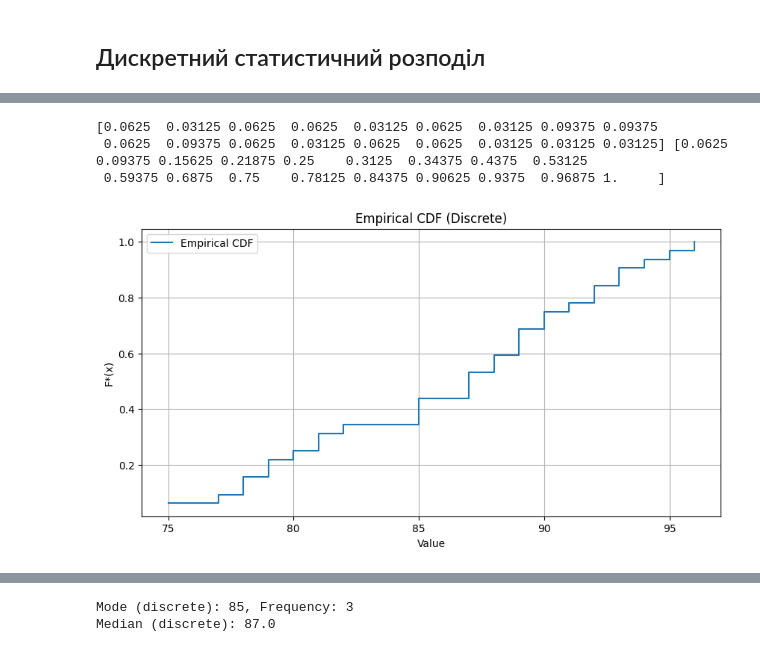
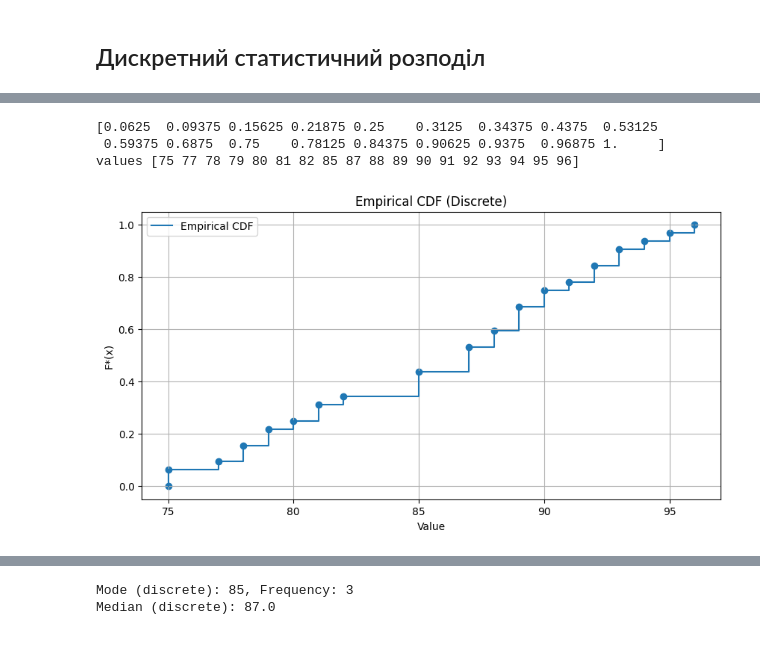
Before and after one commit to AlexanderSychev2005/stat_un, a Jupyter notebook: rgr_1.ipynb, the cells around one changed output, grey strips where cells are left out. Saved outputs shown, nothing was run; the diff lists cells and outputs as text; code cells hidden in the pictures.

```diff
--- a/rgr_1.ipynb
+++ b/rgr_1.ipynb
@@ -118,19 +123,23 @@ plt.show()
 # %%
 # Емпірична функція розподілу (дискретна)
 empirical_cdf = np.cumsum(relative_freq)
-print(relative_freq, empirical_cdf)
+print(empirical_cdf)
+print("values", unique)
+values = np.insert(unique, 0, 75)
+empirical_cdf = np.insert(empirical_cdf, 0, 0)
 plt.figure(figsize=(10, 5))
-plt.step(unique, empirical_cdf, where='post', label='Empirical CDF')
+plt.step(values, empirical_cdf, where='post', label='Empirical CDF')
+plt.scatter(values, empirical_cdf)
 plt.xlabel('Value')
 plt.ylabel('F*(x)')
 plt.title('Empirical CDF (Discrete)')
 plt.legend()
 plt.grid()
 plt.show()
 # %% [output]
-[0.0625  0.03125 0.0625  0.0625  0.03125 0.0625  0.03125 0.09375 0.09375
- 0.0625  0.09375 0.0625  0.03125 0.0625  0.0625  0.03125 0.03125 0.03125] [0.0625  0.09375 0.15625 0.21875 0.25    0.3125  0.34375 0.4375  0.53125
+[0.0625  0.09375 0.15625 0.21875 0.25    0.3125  0.34375 0.4375  0.53125
  0.59375 0.6875  0.75    0.78125 0.84375 0.90625 0.9375  0.96875 1.     ]
+values [75 77 78 79 80 81 82 85 87 88 89 90 91 92 93 94 95 96]
-[figure, old version]
+[figure, new version]
 # %%
 cdf_interval = np.cumsum(relative_hist)
```
Also changed, not shown: parts of 13 cells of this notebook.
